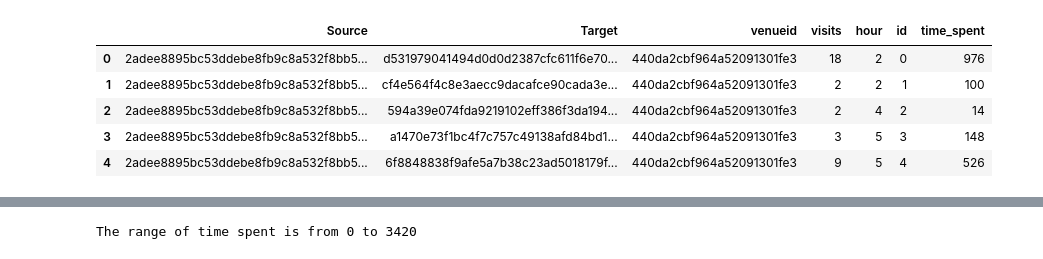
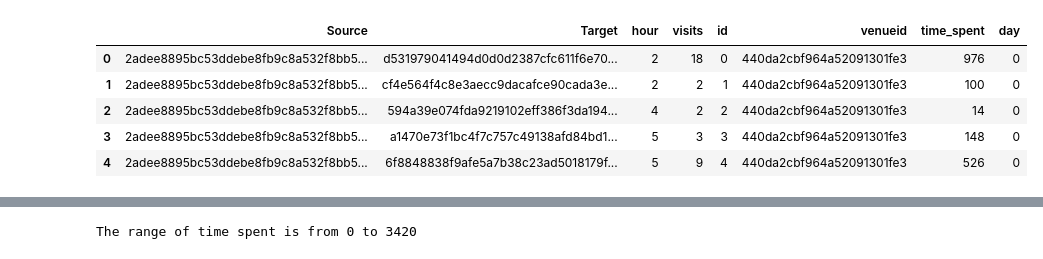
Before and after one commit to Djadih/Complex-Networks-Colocations, a Jupyter notebook: regression.ipynb, the cells around one changed output, grey strips where cells are left out. Cells and saved outputs as stored; diff of their text form; code cells hidden in the pictures.

Commit message:
source target ordering

```diff
--- a/regression.ipynb
+++ b/regression.ipynb
@@ -8,22 +8,24 @@ import random
 # %%
 nx_graphs = []
 agg_graph = nx.MultiGraph()
 venue_df_list = []
 for i in range(31):
     # with open(f'..\ATX_Networks\sim_day_{i+1}.gexf') as graph_file:
     nx_graphs.append(nx.read_gexf(f'..\ATX_Networks\sim_day_{i+1}.gexf'))
-    venue_df_list.append(nx.to_pandas_edgelist(nx_graphs[i],source="Source",target="Target"))
+    df = nx.to_pandas_edgelist(nx_graphs[i],source="Source",target="Target")
+    df['day'] = i
+    venue_df_list.append(df)
 
 concat_venue_df = pd.concat(venue_df_list)
 # concat_venue_df.columns = ['source','target','venueid']
 concat_venue_df.head()
 # %% [output]
-|  | Source | Target | venueid | visits | hour | id | time_spent |
-| 0 | 2adee8895bc53ddebe8fb9c8a532f8bb5... | d531979041494d0d0d2387cfc611f6e70... | 440da2cbf964a52091301fe3 | 18 | 2 | 0 | 976 |
-| 1 | 2adee8895bc53ddebe8fb9c8a532f8bb5... | cf4e564f4c8e3aecc9dacafce90cada3e... | 440da2cbf964a52091301fe3 | 2 | 2 | 1 | 100 |
-| 2 | 2adee8895bc53ddebe8fb9c8a532f8bb5... | 594a39e074fda9219102eff386f3da194... | 440da2cbf964a52091301fe3 | 2 | 4 | 2 | 14 |
-| 3 | 2adee8895bc53ddebe8fb9c8a532f8bb5... | a1470e73f1bc4f7c757c49138afd84bd1... | 440da2cbf964a52091301fe3 | 3 | 5 | 3 | 148 |
-| 4 | 2adee8895bc53ddebe8fb9c8a532f8bb5... | 6f8848838f9afe5a7b38c23ad5018179f... | 440da2cbf964a52091301fe3 | 9 | 5 | 4 | 526 |
+|  | Source | Target | hour | visits | id | venueid | time_spent | day |
+| 0 | 2adee8895bc53ddebe8fb9c8a532f8bb5... | d531979041494d0d0d2387cfc611f6e70... | 2 | 18 | 0 | 440da2cbf964a52091301fe3 | 976 | 0 |
+| 1 | 2adee8895bc53ddebe8fb9c8a532f8bb5... | cf4e564f4c8e3aecc9dacafce90cada3e... | 2 | 2 | 1 | 440da2cbf964a52091301fe3 | 100 | 0 |
+| 2 | 2adee8895bc53ddebe8fb9c8a532f8bb5... | 594a39e074fda9219102eff386f3da194... | 4 | 2 | 2 | 440da2cbf964a52091301fe3 | 14 | 0 |
+| 3 | 2adee8895bc53ddebe8fb9c8a532f8bb5... | a1470e73f1bc4f7c757c49138afd84bd1... | 5 | 3 | 3 | 440da2cbf964a52091301fe3 | 148 | 0 |
+| 4 | 2adee8895bc53ddebe8fb9c8a532f8bb5... | 6f8848838f9afe5a7b38c23ad5018179f... | 5 | 9 | 4 | 440da2cbf964a52091301fe3 | 526 | 0 |
 # %%
 places_df = pd.read_csv("../RVF_ATX_PID_HZ_Places_Lookup.tsv",delimiter='\t')
 merged_df = concat_venue_df.merge(places_df, on='venueid')
```
Also changed, not shown: parts of 28 cells of this notebook, 1 other file.
